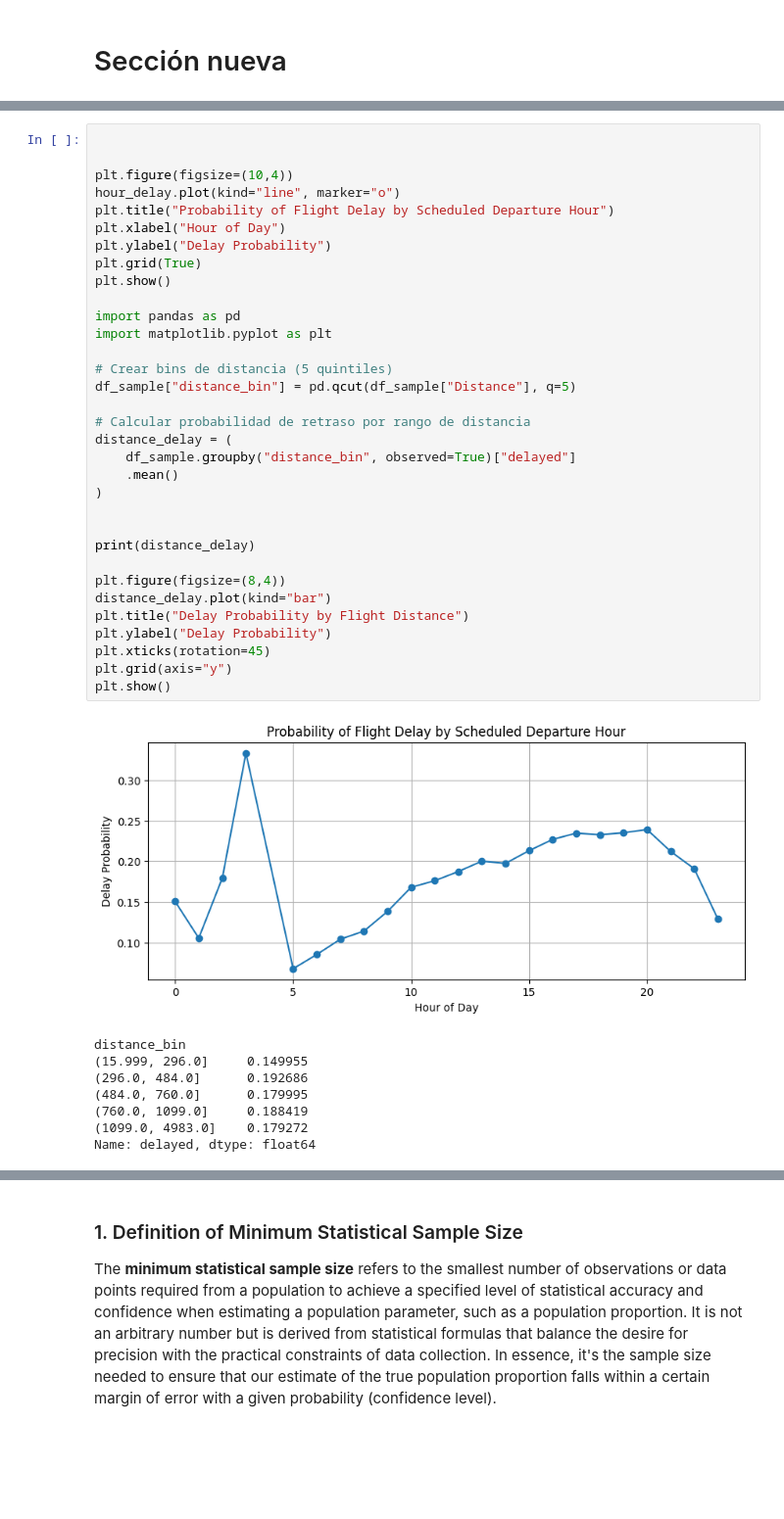
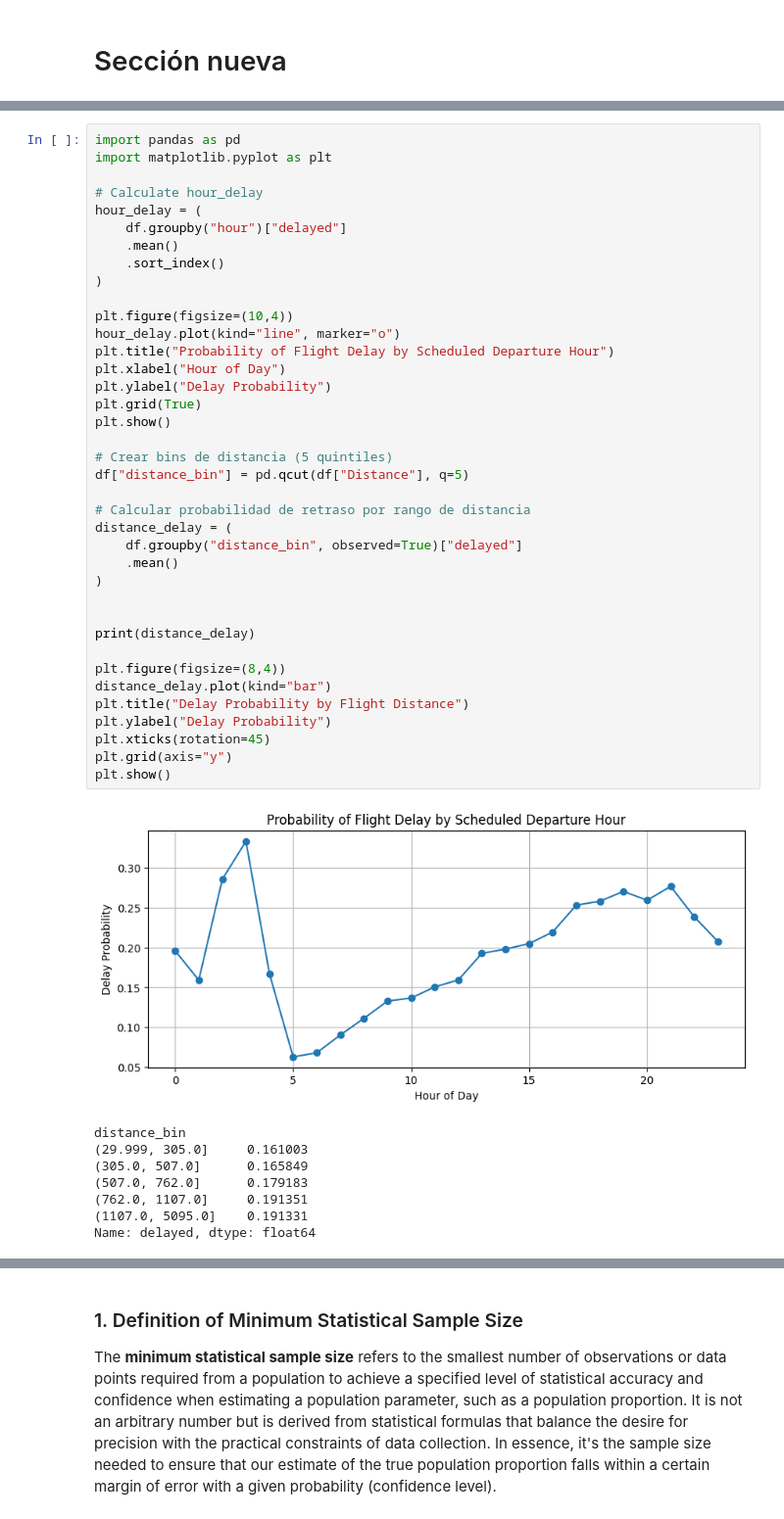
Before and after one commit to sunnyday2/flight_on_time, a Jupyter notebook: notebook__flight_Rafa.ipynb, the cells around one changed output, grey strips where cells are left out. Shown at 98% size. Saved outputs shown, nothing was run; the diff lists cells and outputs as text; blank space fills up the shorter version.

```diff
--- a/notebook__flight_Rafa.ipynb
+++ b/notebook__flight_Rafa.ipynb
@@ -139,42 +147,47 @@ Name: delayed, dtype: float64
 # %%
+import pandas as pd
+import matplotlib.pyplot as plt
 
+# Calculate hour_delay
+hour_delay = (
+    df.groupby("hour")["delayed"]
+    .mean()
+    .sort_index()
+)
 
 plt.figure(figsize=(10,4))
 hour_delay.plot(kind="line", marker="o")
 plt.title("Probability of Flight Delay by Scheduled Departure Hour")
 plt.xlabel("Hour of Day")
 plt.ylabel("Delay Probability")
 plt.grid(True)
 plt.show()
 
-import pandas as pd
-import matplotlib.pyplot as plt
-
 # Crear bins de distancia (5 quintiles)
-df_sample["distance_bin"] = pd.qcut(df_sample["Distance"], q=5)
+df["distance_bin"] = pd.qcut(df["Distance"], q=5)
 
 # Calcular probabilidad de retraso por rango de distancia
 distance_delay = (
-    df_sample.groupby("distance_bin", observed=True)["delayed"]
+    df.groupby("distance_bin", observed=True)["delayed"]
     .mean()
 )
 
 
 print(distance_delay)
 
 plt.figure(figsize=(8,4))
 distance_delay.plot(kind="bar")
 plt.title("Delay Probability by Flight Distance")
 plt.ylabel("Delay Probability")
 plt.xticks(rotation=45)
 plt.grid(axis="y")
 plt.show()
 # %% [output]
-[figure, old version]
+[figure, new version]
 distance_bin
-(15.999, 296.0]     0.149955
-(296.0, 484.0]      0.192686
-(484.0, 760.0]      0.179995
-(760.0, 1099.0]     0.188419
-(1099.0, 4983.0]    0.179272
+(29.999, 305.0]     0.161003
+(305.0, 507.0]      0.165849
+(507.0, 762.0]      0.179183
+(762.0, 1107.0]     0.191351
+(1107.0, 5095.0]    0.191331
 Name: delayed, dtype: float64
```
Also changed, not shown: parts of 5 cells of this notebook.
